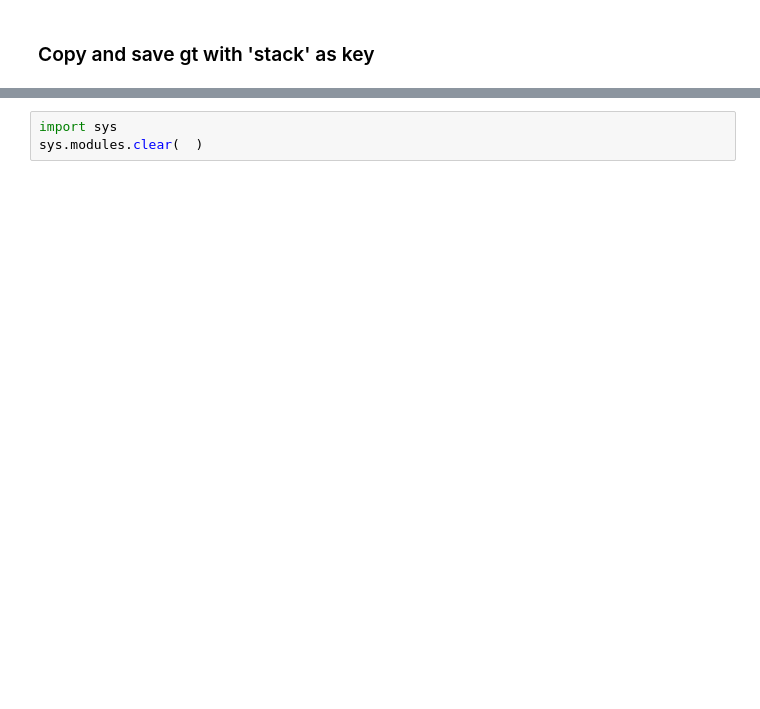
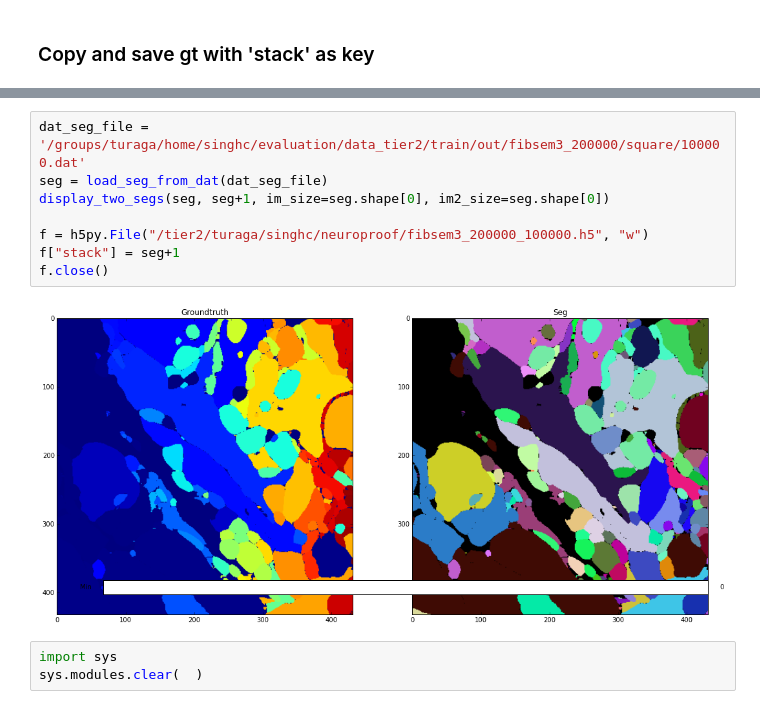
Before and after one commit to csinva/conv-net-scripts, a Jupyter notebook: visualization/neuroproof.ipynb, the cells around one changed output, grey strips where cells are left out. Drawn from its saved outputs; the diff is of its cells as text; blank space fills up the shorter version.

```diff
--- a/visualization/neuroproof.ipynb
+++ b/visualization/neuroproof.ipynb
@@ -59,3 +86,13 @@ f.create_dataset("stack",data=seg)
+# %%
+dat_seg_file = '/groups/turaga/home/singhc/evaluation/data_tier2/train/out/fibsem3_200000/square/100000.dat'
+seg = load_seg_from_dat(dat_seg_file)
+display_two_segs(seg, seg+1, im_size=seg.shape[0], im2_size=seg.shape[0])
+
+f = h5py.File("/tier2/turaga/singhc/neuroproof/fibsem3_200000_100000.h5", "w")
+f["stack"] = seg+1
+f.close()
+# %% [output]
+[figure, added]
 # %%
 import sys
 sys.modules.clear(  )
```
Also changed, not shown: parts of 6 cells of this notebook, 11 other files.
